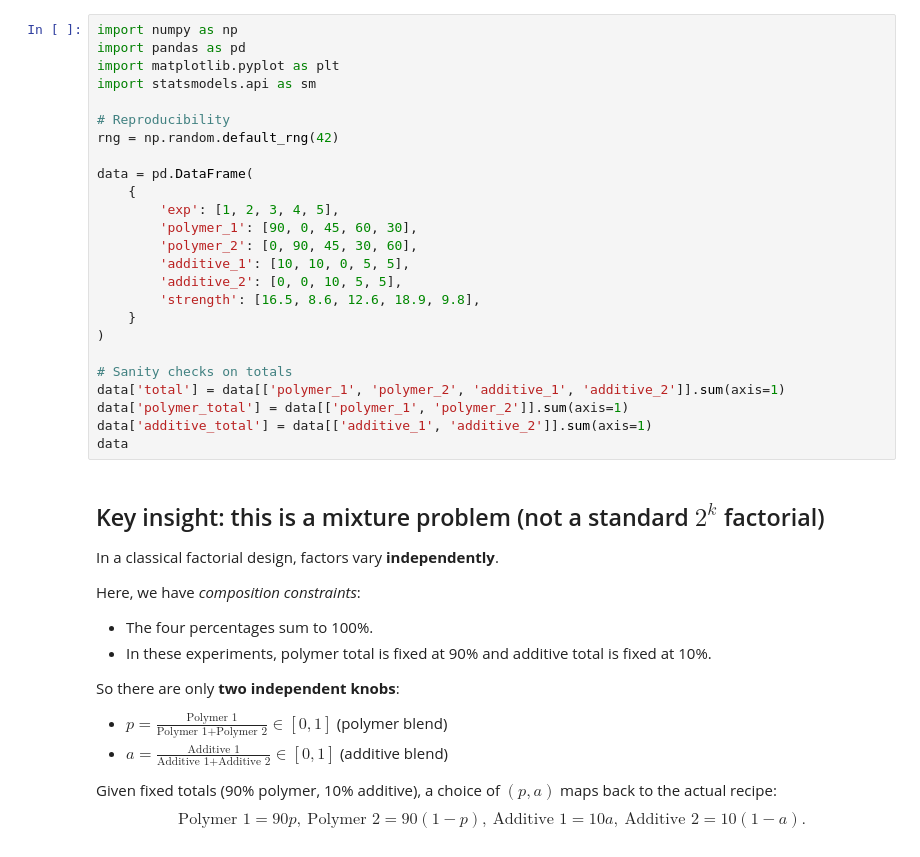
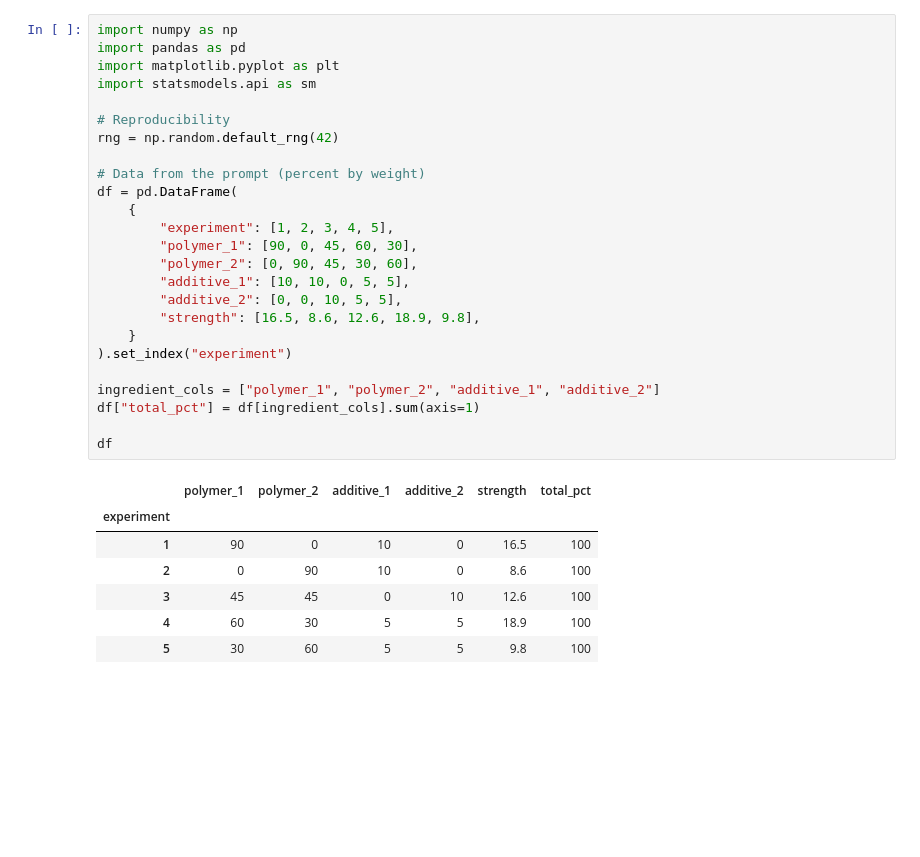
Before and after one commit to ajay-sai/Applied-Statistics, a Jupyter notebook: Hypothesis-Testing/01_Factorial_Design/solution.ipynb, the cells around one changed output. Drawn from its saved outputs; the diff is of its cells as text; blank space fills up the shorter version.

```diff
--- a/Hypothesis-Testing/01_Factorial_Design/solution.ipynb
+++ b/Hypothesis-Testing/01_Factorial_Design/solution.ipynb
@@ -19,39 +16,33 @@ We need to recommend: (1) how many additional experiments to run, (2) what ingre
 # %%
 import numpy as np
 import pandas as pd
 import matplotlib.pyplot as plt
 import statsmodels.api as sm
 
 # Reproducibility
 rng = np.random.default_rng(42)
 
-data = pd.DataFrame(
+# Data from the prompt (percent by weight)
+df = pd.DataFrame(
     {
-        'exp': [1, 2, 3, 4, 5],
-        'polymer_1': [90, 0, 45, 60, 30],
-        'polymer_2': [0, 90, 45, 30, 60],
-        'additive_1': [10, 10, 0, 5, 5],
-        'additive_2': [0, 0, 10, 5, 5],
-        'strength': [16.5, 8.6, 12.6, 18.9, 9.8],
+        "experiment": [1, 2, 3, 4, 5],
+        "polymer_1": [90, 0, 45, 60, 30],
+        "polymer_2": [0, 90, 45, 30, 60],
+        "additive_1": [10, 10, 0, 5, 5],
+        "additive_2": [0, 0, 10, 5, 5],
+        "strength": [16.5, 8.6, 12.6, 18.9, 9.8],
     }
-)
+).set_index("experiment")
 
-# Sanity checks on totals
-data['total'] = data[['polymer_1', 'polymer_2', 'additive_1', 'additive_2']].sum(axis=1)
-data['polymer_total'] = data[['polymer_1', 'polymer_2']].sum(axis=1)
-data['additive_total'] = data[['additive_1', 'additive_2']].sum(axis=1)
-data
+ingredient_cols = ["polymer_1", "polymer_2", "additive_1", "additive_2"]
+df["total_pct"] = df[ingredient_cols].sum(axis=1)
+
+df
+# %% [output]
+|  | polymer_1 | polymer_2 | additive_1 | additive_2 | strength | total_pct |
+| experiment |  |  |  |  |  |  |
+| 1 | 90 | 0 | 10 | 0 | 16.5 | 100 |
+| 2 | 0 | 90 | 10 | 0 | 8.6 | 100 |
+| 3 | 45 | 45 | 0 | 10 | 12.6 | 100 |
+| 4 | 60 | 30 | 5 | 5 | 18.9 | 100 |
+| 5 | 30 | 60 | 5 | 5 | 9.8 | 100 |
-# %% [markdown]
-## Key insight: this is a mixture problem (not a standard $2^k$ factorial)
-In a classical factorial design, factors vary **independently**.
-
-Here, we have *composition constraints*:
-- The four percentages sum to 100%.
-- In these experiments, polymer total is fixed at 90% and additive total is fixed at 10%.
-
-So there are only **two independent knobs**:
-- $p = \frac{\text{Polymer 1}}{\text{Polymer 1}+\text{Polymer 2}} \in [0,1]$ (polymer blend)
-- $a = \frac{\text{Additive 1}}{\text{Additive 1}+\text{Additive 2}} \in [0,1]$ (additive blend)
-
-Given fixed totals (90% polymer, 10% additive), a choice of $(p,a)$ maps back to the actual recipe:
-$$\text{Polymer 1}=90p,\ \text{Polymer 2}=90(1-p),\ \text{Additive 1}=10a,\ \text{Additive 2}=10(1-a).$$
```
Also changed, not shown: parts of 14 cells of this notebook.
